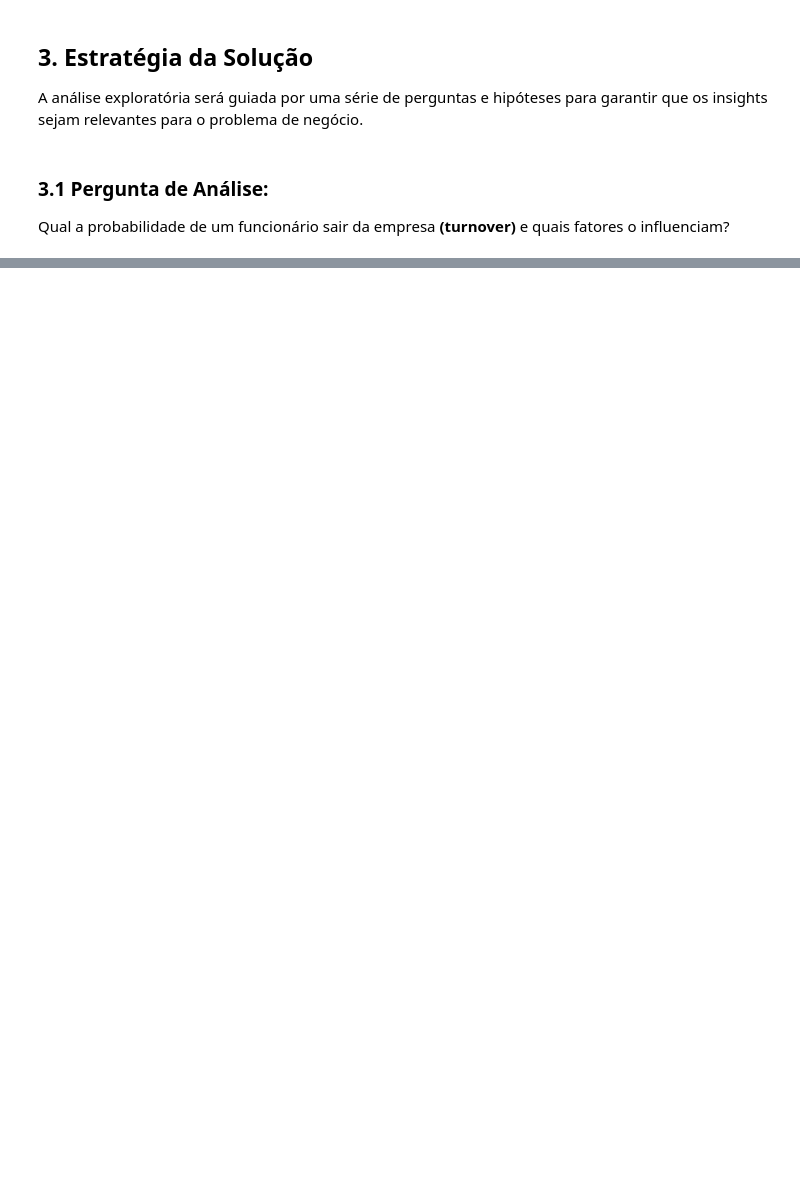
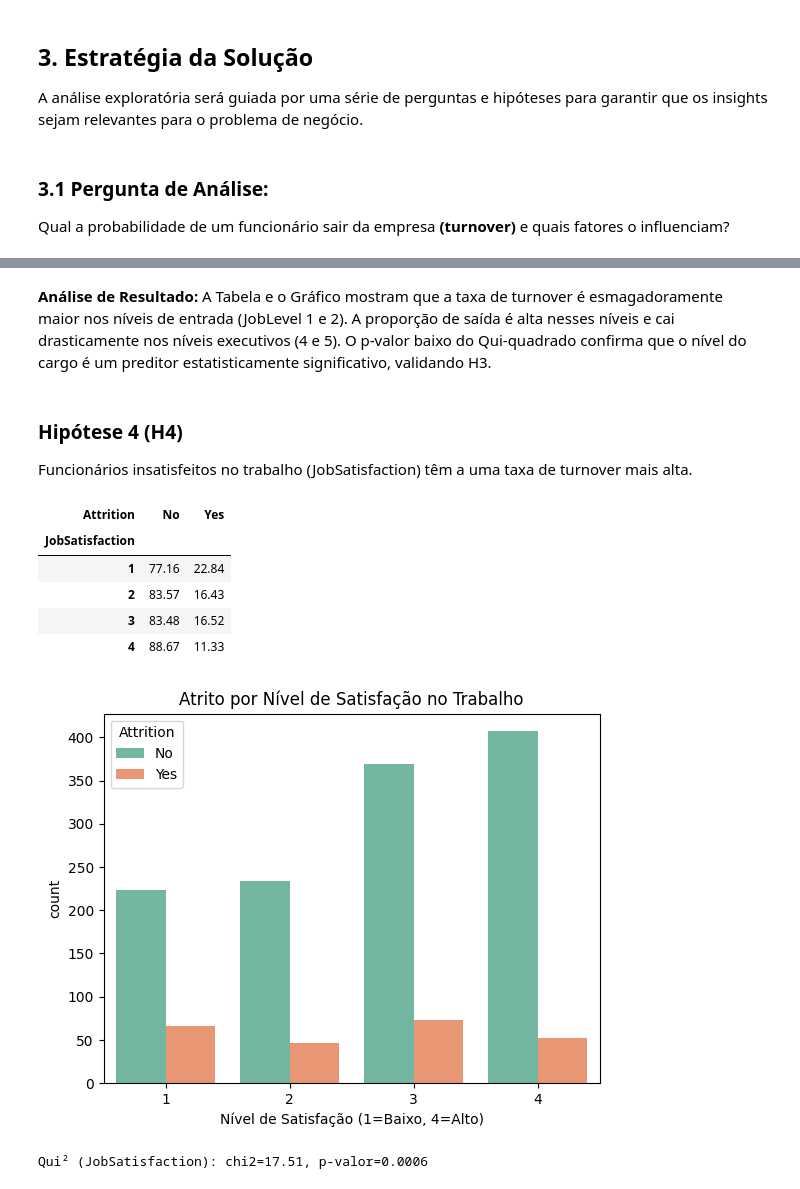
Before and after one commit to lucasalmeida097/HR-Attrition-Prediction, a Jupyter notebook: notebooks/eda.ipynb, the cells around one changed output, grey strips where cells are left out. Drawn from its saved outputs; the diff is of its cells as text; code cells hidden in the pictures; blank space fills up the shorter version.

```diff
--- a/notebooks/eda.ipynb
+++ b/notebooks/eda.ipynb
@@ -432,0 +309,29 @@ Testes de Significância
+# %% [markdown]
+**Análise de Resultado:**
+A Tabela e o Gráfico mostram que a taxa de turnover é esmagadoramente maior nos níveis de entrada (JobLevel 1 e 2). A proporção de saída é alta nesses níveis e cai drasticamente nos níveis executivos (4 e 5). O p-valor baixo do Qui-quadrado confirma que o nível do cargo é um preditor estatisticamente significativo, validando H3.
+# %% [markdown]
+### Hipótese 4 (H4)
+Funcionários insatisfeitos no trabalho (JobSatisfaction) têm a uma taxa de turnover mais alta.
+# %%
+# 1. Tabela de Contagem (Proporção de Turnover por Satisfação)
+contingency_h4 = pd.crosstab(df['JobSatisfaction'], df['Attrition'], normalize='index') * 100
+display(contingency_h4.round(2))
+
+# 2. Gráfico de Contagem
+sns.countplot(data=df, x="JobSatisfaction", hue="Attrition", palette='Set2')
+plt.title("Atrito por Nível de Satisfação no Trabalho")
+plt.xlabel("Nível de Satisfação (1=Baixo, 4=Alto)")
+plt.show()
+
+# 3. Teste Qui-quadrado
+chi2, p, dof, expected = stats.chi2_contingency(pd.crosstab(df['JobSatisfaction'], df['Attrition']))
+print(f"Qui² (JobSatisfaction): chi2={chi2:.2f}, p-valor={p:.4f}")
+# %% [output]
+| Attrition | No | Yes |
+| JobSatisfaction |  |  |
+| 1 | 77.16 | 22.84 |
+| 2 | 83.57 | 16.43 |
+| 3 | 83.48 | 16.52 |
+| 4 | 88.67 | 11.33 |
+[figure, added]
+Qui² (JobSatisfaction): chi2=17.51, p-valor=0.0006
```
Also changed, not shown: parts of 84 cells of this notebook, 1 other file.
